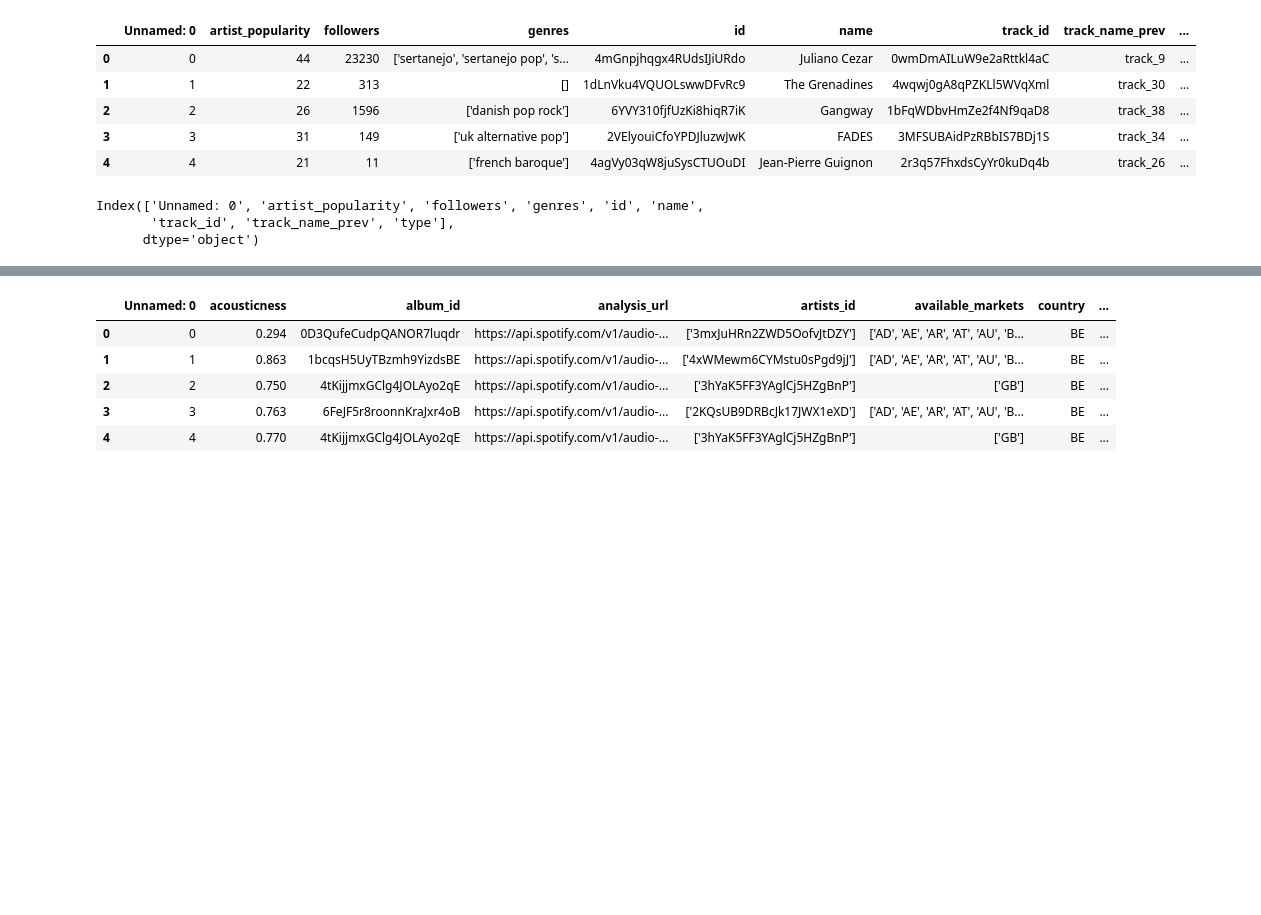
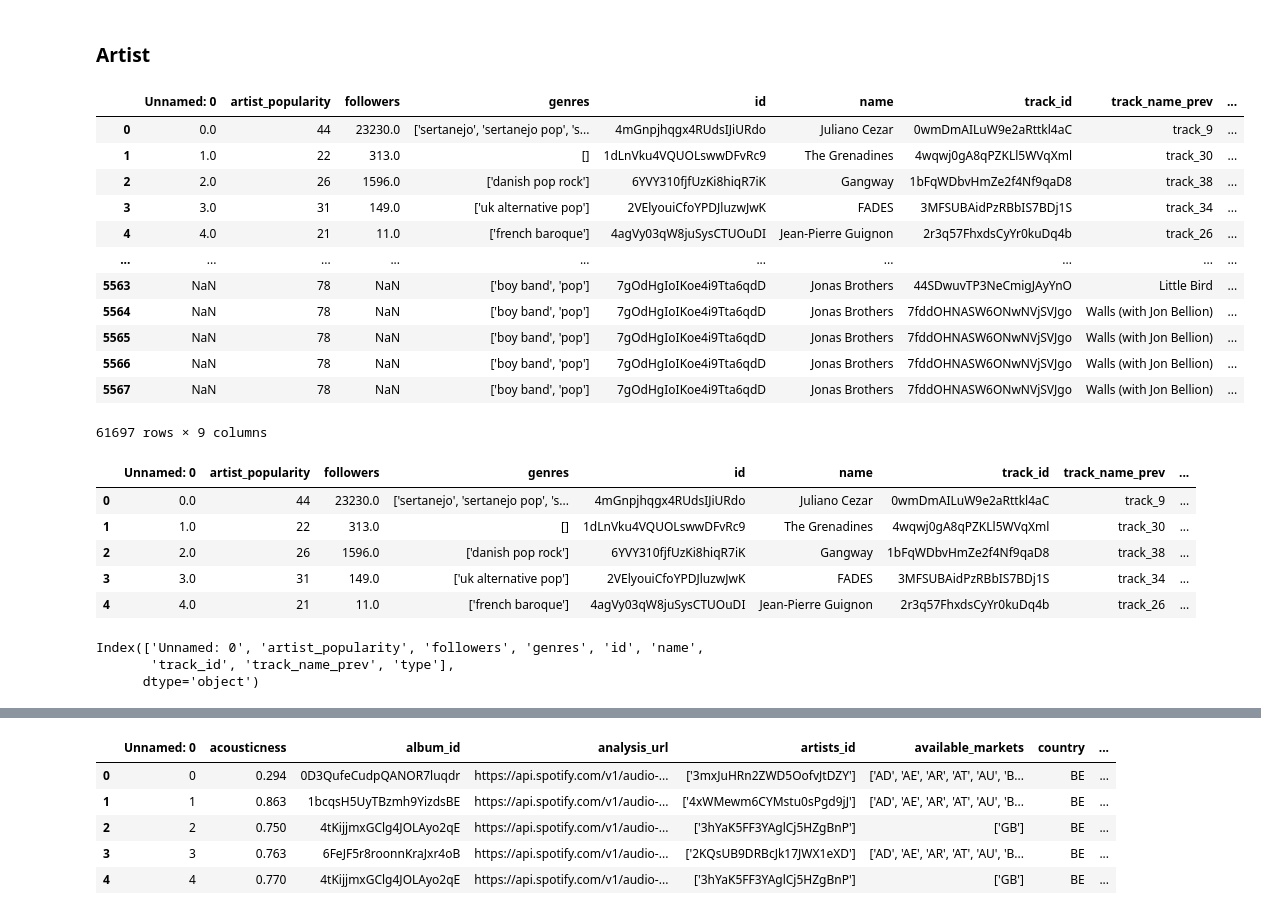
Before and after one commit to vananh-ng/bigdataproject, a Jupyter notebook: model.ipynb, the cells around one changed output, grey strips where cells are left out. Saved outputs shown, nothing was run; the diff lists cells and outputs as text; code cells hidden in the pictures; blank space fills up the shorter version.

```diff
--- a/model.ipynb
+++ b/model.ipynb
@@ -25,13 +361,35 @@ Index(['Unnamed: 0', 'album_type', 'artist_id', 'available_markets',
+# %% [markdown]
+### Artist
+# %%
+artist1 = pd.read_csv('/Users/I576810/Documents/GitHub/bigdataproject/app/data/SpotGenTrack/Data_Sources/spotify_artists.csv')
+artist2 = pd.read_csv('/Users/I576810/Documents/GitHub/bigdataproject/artist_data (2).csv')
+artist_data = pd.concat([artist1, artist2], axis=0)
+# %%
+artist_data
+# %% [output]
+|  | Unnamed: 0 | artist_popularity | followers | genres | id | name | track_id | track_name_prev | ... |
+| 0 | 0.0 | 44 | 23230.0 | ['sertanejo', 'sertanejo pop', 's... | 4mGnpjhqgx4RUdsIJiURdo | Juliano Cezar | 0wmDmAILuW9e2aRttkl4aC | track_9 | ... |
+| 1 | 1.0 | 22 | 313.0 | [] | 1dLnVku4VQUOLswwDFvRc9 | The Grenadines | 4wqwj0gA8qPZKLl5WVqXml | track_30 | ... |
+| 2 | 2.0 | 26 | 1596.0 | ['danish pop rock'] | 6YVY310fjfUzKi8hiqR7iK | Gangway | 1bFqWDbvHmZe2f4Nf9qaD8 | track_38 | ... |
+| 3 | 3.0 | 31 | 149.0 | ['uk alternative pop'] | 2VElyouiCfoYPDJluzwJwK | FADES | 3MFSUBAidPzRBbIS7BDj1S | track_34 | ... |
+| 4 | 4.0 | 21 | 11.0 | ['french baroque'] | 4agVy03qW8juSysCTUOuDI | Jean-Pierre Guignon | 2r3q57FhxdsCyYr0kuDq4b | track_26 | ... |
+| ... | ... | ... | ... | ... | ... | ... | ... | ... | ... |
+| 5563 | NaN | 78 | NaN | ['boy band', 'pop'] | 7gOdHgIoIKoe4i9Tta6qdD | Jonas Brothers | 44SDwuvTP3NeCmigJAyYnO | Little Bird | ... |
+| 5564 | NaN | 78 | NaN | ['boy band', 'pop'] | 7gOdHgIoIKoe4i9Tta6qdD | Jonas Brothers | 7fddOHNASW6ONwNVjSVJgo | Walls (with Jon Bellion) | ... |
+| 5565 | NaN | 78 | NaN | ['boy band', 'pop'] | 7gOdHgIoIKoe4i9Tta6qdD | Jonas Brothers | 7fddOHNASW6ONwNVjSVJgo | Walls (with Jon Bellion) | ... |
+| 5566 | NaN | 78 | NaN | ['boy band', 'pop'] | 7gOdHgIoIKoe4i9Tta6qdD | Jonas Brothers | 7fddOHNASW6ONwNVjSVJgo | Walls (with Jon Bellion) | ... |
+| 5567 | NaN | 78 | NaN | ['boy band', 'pop'] | 7gOdHgIoIKoe4i9Tta6qdD | Jonas Brothers | 7fddOHNASW6ONwNVjSVJgo | Walls (with Jon Bellion) | ... |
+61697 rows × 9 columns
 # %%
 display(artist_data.head())
 artist_data.columns
 # %% [output]
 |  | Unnamed: 0 | artist_popularity | followers | genres | id | name | track_id | track_name_prev | ... |
-| 0 | 0 | 44 | 23230 | ['sertanejo', 'sertanejo pop', 's... | 4mGnpjhqgx4RUdsIJiURdo | Juliano Cezar | 0wmDmAILuW9e2aRttkl4aC | track_9 | ... |
-| 1 | 1 | 22 | 313 | [] | 1dLnVku4VQUOLswwDFvRc9 | The Grenadines | 4wqwj0gA8qPZKLl5WVqXml | track_30 | ... |
-| 2 | 2 | 26 | 1596 | ['danish pop rock'] | 6YVY310fjfUzKi8hiqR7iK | Gangway | 1bFqWDbvHmZe2f4Nf9qaD8 | track_38 | ... |
-| 3 | 3 | 31 | 149 | ['uk alternative pop'] | 2VElyouiCfoYPDJluzwJwK | FADES | 3MFSUBAidPzRBbIS7BDj1S | track_34 | ... |
-| 4 | 4 | 21 | 11 | ['french baroque'] | 4agVy03qW8juSysCTUOuDI | Jean-Pierre Guignon | 2r3q57FhxdsCyYr0kuDq4b | track_26 | ... |
+| 0 | 0.0 | 44 | 23230.0 | ['sertanejo', 'sertanejo pop', 's... | 4mGnpjhqgx4RUdsIJiURdo | Juliano Cezar | 0wmDmAILuW9e2aRttkl4aC | track_9 | ... |
+| 1 | 1.0 | 22 | 313.0 | [] | 1dLnVku4VQUOLswwDFvRc9 | The Grenadines | 4wqwj0gA8qPZKLl5WVqXml | track_30 | ... |
+| 2 | 2.0 | 26 | 1596.0 | ['danish pop rock'] | 6YVY310fjfUzKi8hiqR7iK | Gangway | 1bFqWDbvHmZe2f4Nf9qaD8 | track_38 | ... |
+| 3 | 3.0 | 31 | 149.0 | ['uk alternative pop'] | 2VElyouiCfoYPDJluzwJwK | FADES | 3MFSUBAidPzRBbIS7BDj1S | track_34 | ... |
+| 4 | 4.0 | 21 | 11.0 | ['french baroque'] | 4agVy03qW8juSysCTUOuDI | Jean-Pierre Guignon | 2r3q57FhxdsCyYr0kuDq4b | track_26 | ... |
 Index(['Unnamed: 0', 'artist_popularity', 'followers', 'genres', 'id', 'name',
        'track_id', 'track_name_prev', 'type'],
       dtype='object')
```
Also changed, not shown: parts of 52 cells of this notebook, 2 other files.
